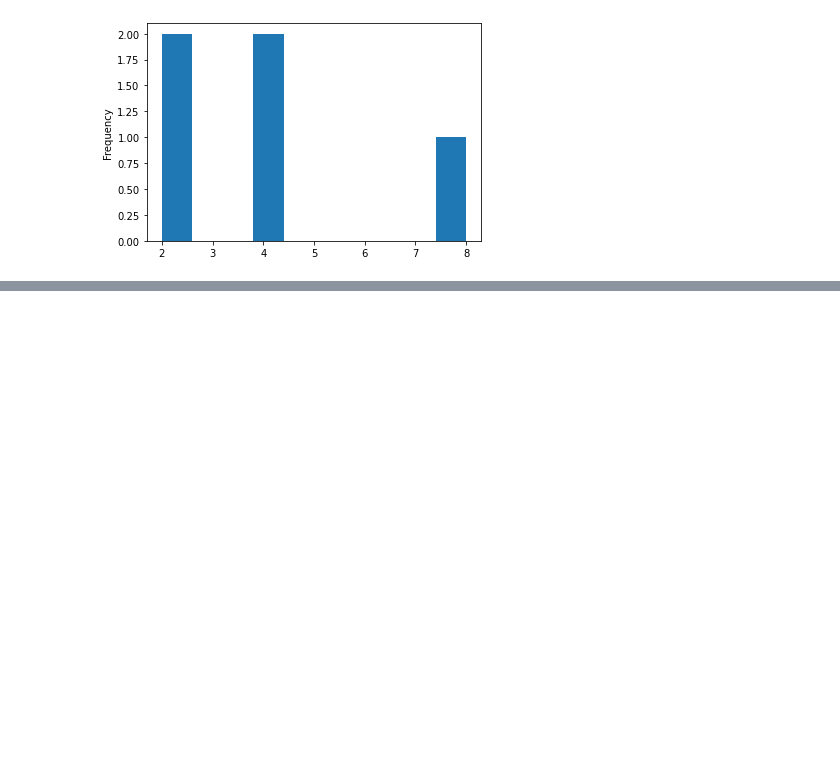
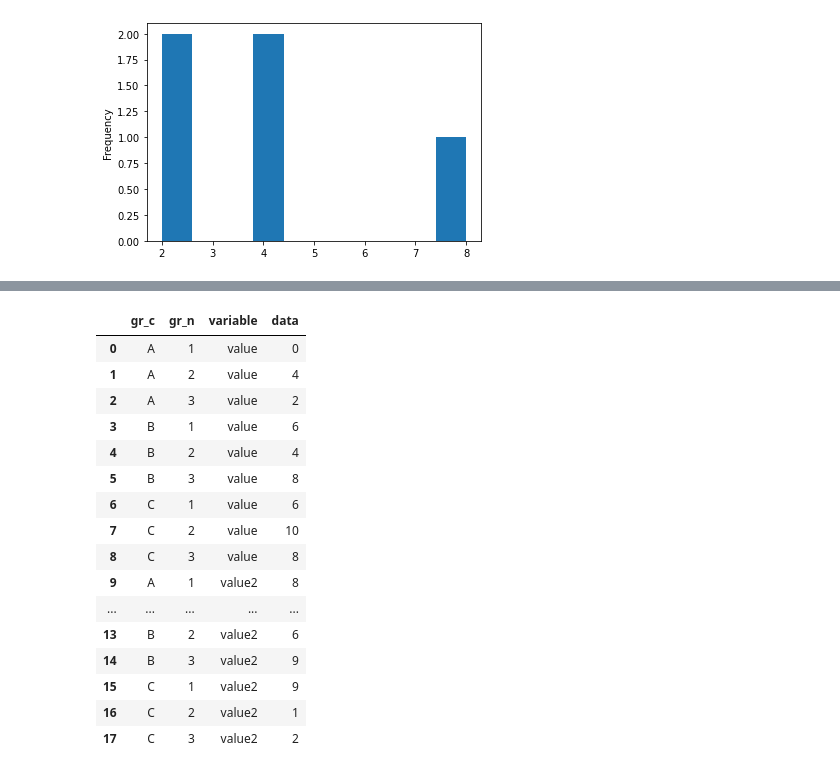
Before and after one commit to ilya40umov/python-cheatsheet, a Jupyter notebook: pandas.ipynb, the cells around one changed output, grey strips where cells are left out. Saved outputs shown, nothing was run; the diff lists cells and outputs as text; code cells hidden in the pictures; blank space fills up the shorter version.

Commit message:
Cover more data transforms in pandas

```diff
--- a/pandas.ipynb
+++ b/pandas.ipynb
@@ -161,3 +162,12 @@ df4['cores'].plot.hist()
 Name: cores, dtype: int64
 <AxesSubplot:ylabel='Frequency'>
 [figure]
+# %%
+s_h = pd.Series(
+    np.arange(0, 9) + np.arange(0, 9) % 2 * 3,
+    index = [['A'] * 3 + ['B'] * 3 + ['C'] * 3, list(range(1, 4)) * 3],
+)
+s_h.index.names = ['gr_c', 'gr_n']
+s_h.name = 'value'
+
+s_h
@@ -163,0 +251,4 @@ Name: cores, dtype: int64
+# %%
+df5 = pd.DataFrame(s_h)
+df5['value2'] = [8, 2, 3, 1, 6, 9, 9, 1, 2]
+df5.head(5)
@@ -163,0 +317,21 @@ Name: cores, dtype: int64
+# %%
+df5_long = df5.reset_index().melt(['gr_c', 'gr_n'], value_name='data')
+df5_long
+# %% [output]
+|  | gr_c | gr_n | variable | data |
+| 0 | A | 1 | value | 0 |
+| 1 | A | 2 | value | 4 |
+| 2 | A | 3 | value | 2 |
+| 3 | B | 1 | value | 6 |
+| 4 | B | 2 | value | 4 |
+| 5 | B | 3 | value | 8 |
+| 6 | C | 1 | value | 6 |
+| 7 | C | 2 | value | 10 |
+| 8 | C | 3 | value | 8 |
+| 9 | A | 1 | value2 | 8 |
+| ... | ... | ... | ... | ... |
+| 13 | B | 2 | value2 | 6 |
+| 14 | B | 3 | value2 | 9 |
+| 15 | C | 1 | value2 | 9 |
+| 16 | C | 2 | value2 | 1 |
+| 17 | C | 3 | value2 | 2 |
```
Also changed, not shown: parts of 13 cells of this notebook.
